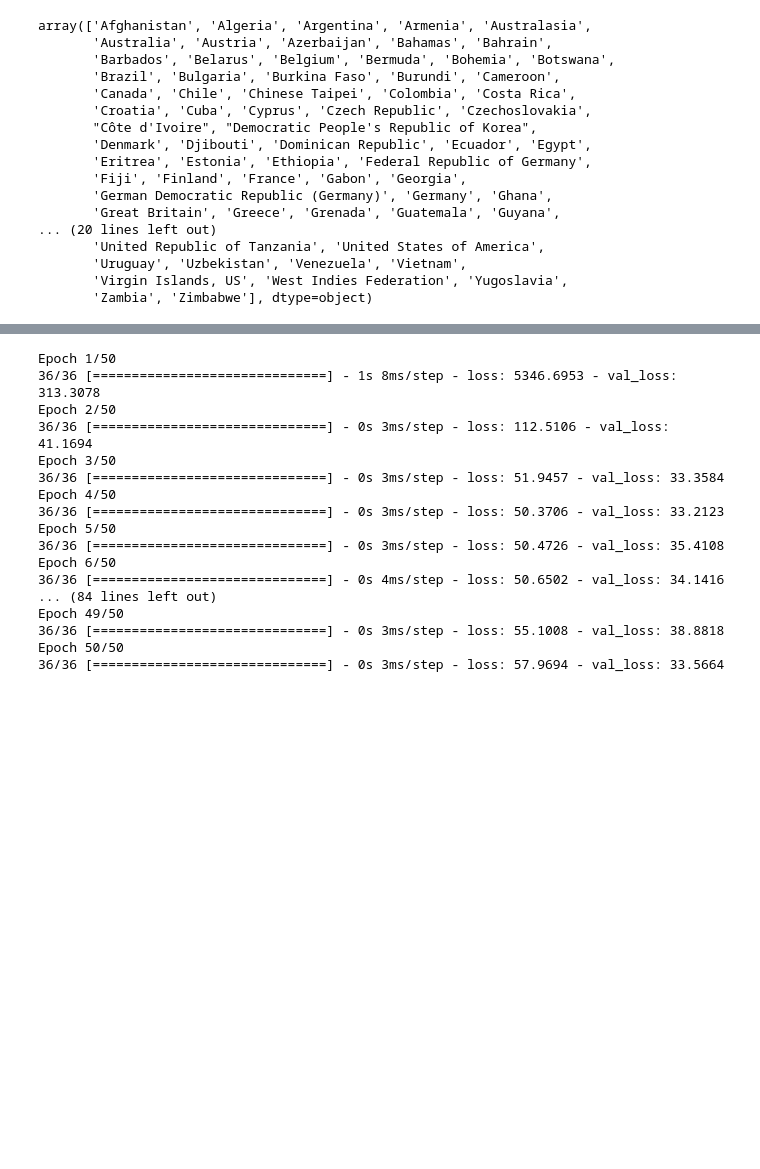
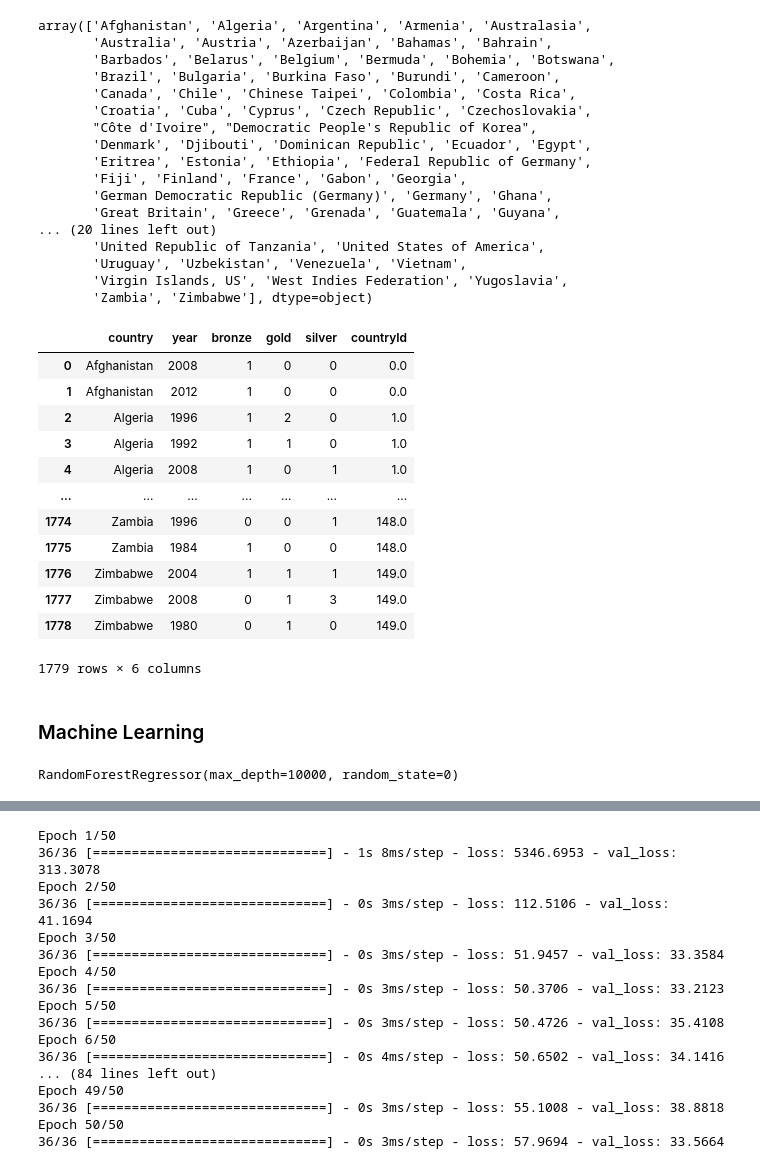
Before and after one commit to IsianDreemrr/HackathonGRP19, a Jupyter notebook: Mazine/Prédiction_médailles_pays.ipynb, the cells around one changed output, grey strips where cells are left out. Drawn from its saved outputs; the diff is of its cells as text; code cells hidden in the pictures; blank space fills up the shorter version.

Commit message:
add ml model

```diff
--- a/Mazine/Prédiction_médailles_pays.ipynb
+++ b/Mazine/Prédiction_médailles_pays.ipynb
@@ -94,3 +94,26 @@ for country in countries:
         df_medals['country'].replace(country, 'Germany', inplace=True)
     elif 'German Democratic Republic (Germany)' in country:
         df_medals['country'].replace(country, 'Germany', inplace=True)
+# %%
+countries = df_medals['country'].unique()
+i = 0
+for country in countries:
+    df_medals.loc[df_medals['country'] == country, 'countryId'] = i
+    i += 1
+df_medals
+# %% [output]
+|  | country | year | bronze | gold | silver | countryId |
+| 0 | Afghanistan | 2008 | 1 | 0 | 0 | 0.0 |
+| 1 | Afghanistan | 2012 | 1 | 0 | 0 | 0.0 |
+| 2 | Algeria | 1996 | 1 | 2 | 0 | 1.0 |
+| 3 | Algeria | 1992 | 1 | 1 | 0 | 1.0 |
+| 4 | Algeria | 2008 | 1 | 0 | 1 | 1.0 |
+| ... | ... | ... | ... | ... | ... | ... |
+| 1774 | Zambia | 1996 | 0 | 0 | 1 | 148.0 |
+| 1775 | Zambia | 1984 | 1 | 0 | 0 | 148.0 |
+| 1776 | Zimbabwe | 2004 | 1 | 1 | 1 | 149.0 |
+| 1777 | Zimbabwe | 2008 | 0 | 1 | 3 | 149.0 |
+| 1778 | Zimbabwe | 1980 | 0 | 1 | 0 | 149.0 |
+1779 rows × 6 columns
+# %% [markdown]
+### Machine Learning
@@ -96,0 +130,6 @@ for country in countries:
+# %%
+# Entrainement du modèle
+modelml = RandomForestRegressor(max_depth=10000, random_state=0)
+modelml.fit(mlX, mly)
+# %% [output]
+RandomForestRegressor(max_depth=10000, random_state=0)
```
Also changed, not shown: parts of 5 cells of this notebook.
